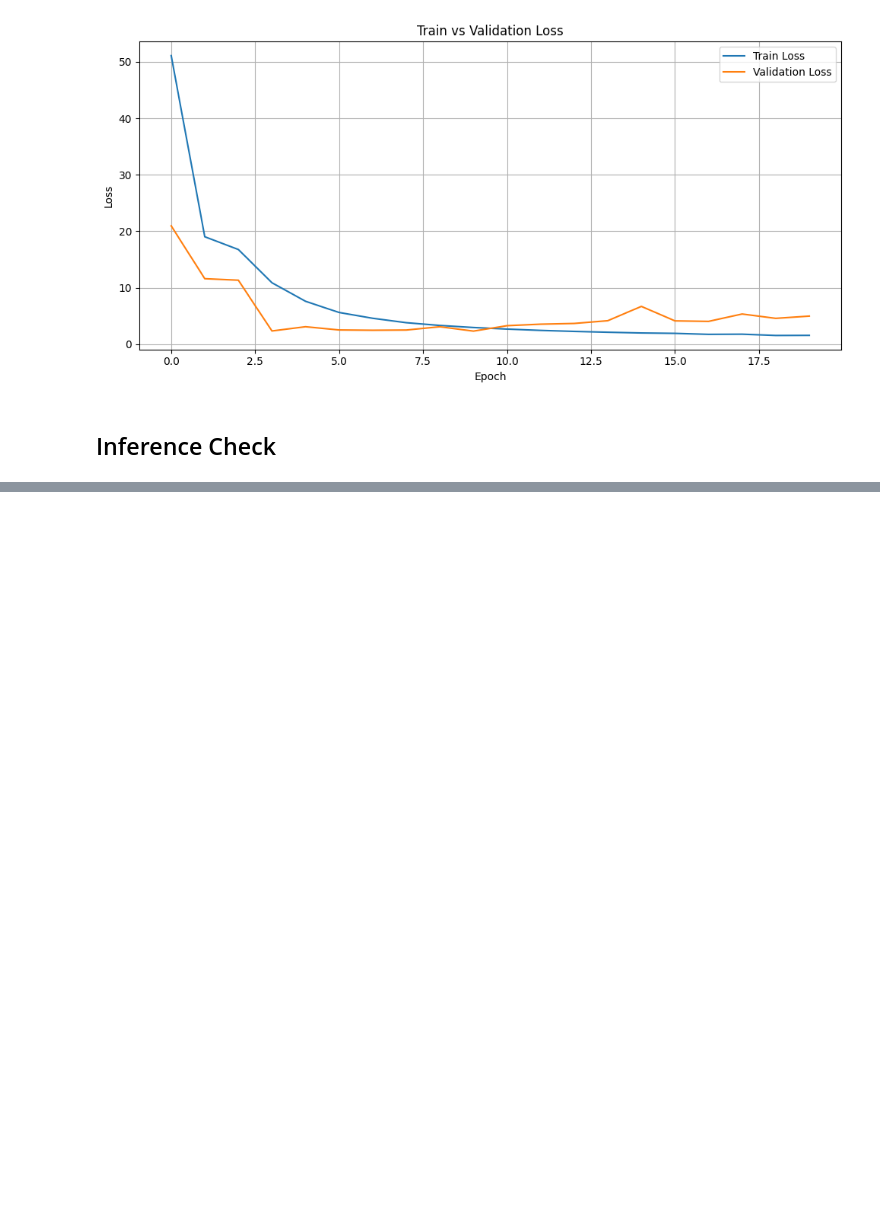
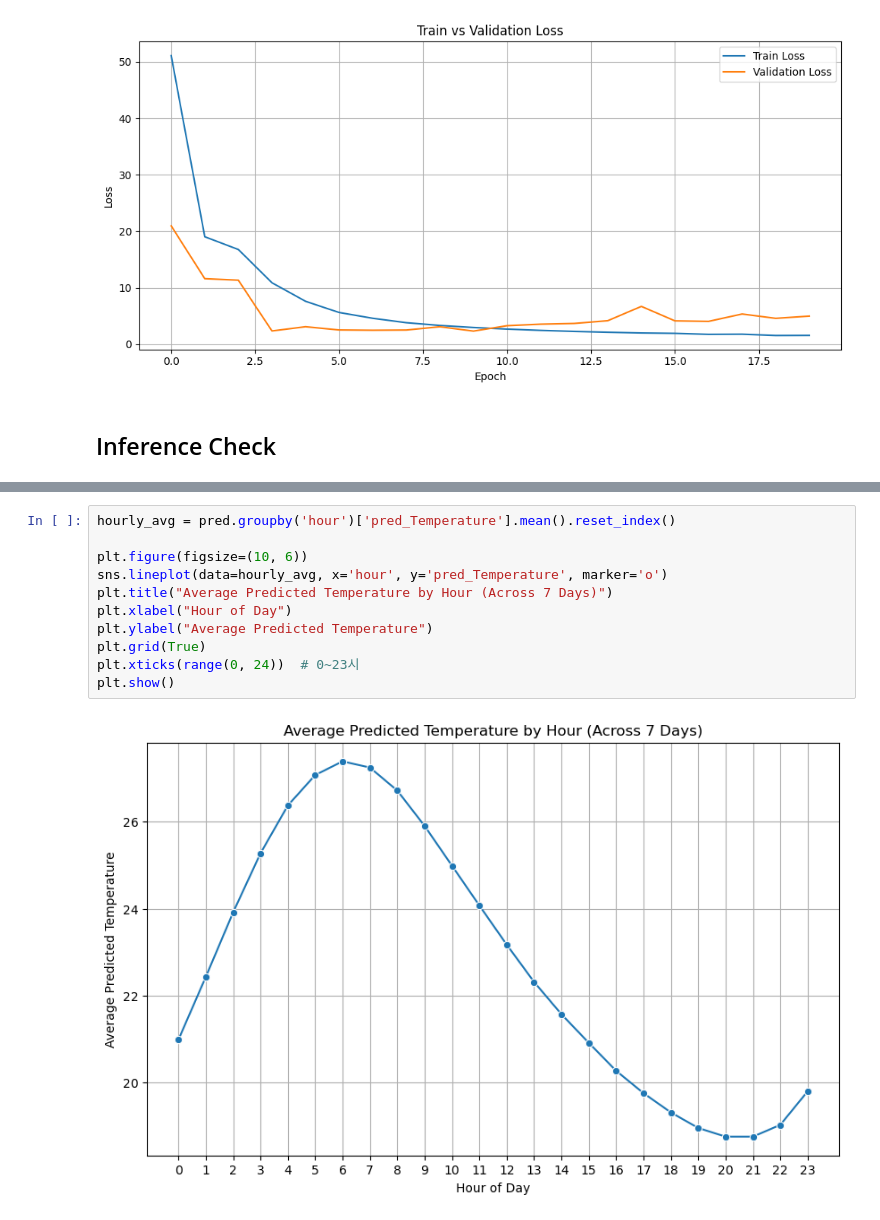
Before and after one commit to welovecherry/mlops-cloud-project-mlops_jungmin_fork, a Jupyter notebook: mlops_team/notebook/DL-Test.ipynb, the cells around one changed output, grey strips where cells are left out. Cells and saved outputs as stored; diff of their text form; blank space fills up the shorter version.

```diff
--- a/mlops_team/notebook/DL-Test.ipynb
+++ b/mlops_team/notebook/DL-Test.ipynb
@@ -1121,0 +1064,13 @@ array(['Sc', '-', 'Ci', 'Cs', 'AcCi', 'As', 'ScAs', 'StNs', 'Ac', 'ScCi',
+# %%
+hourly_avg = pred.groupby('hour')['pred_Temperature'].mean().reset_index()
+
+plt.figure(figsize=(10, 6))
+sns.lineplot(data=hourly_avg, x='hour', y='pred_Temperature', marker='o')
+plt.title("Average Predicted Temperature by Hour (Across 7 Days)")
+plt.xlabel("Hour of Day")
+plt.ylabel("Average Predicted Temperature")
+plt.grid(True)
+plt.xticks(range(0, 24))  # 0~23시
+plt.show()
+# %% [output]
+[figure, added]
```
Also changed, not shown: parts of 7 cells of this notebook, 2 other files.
